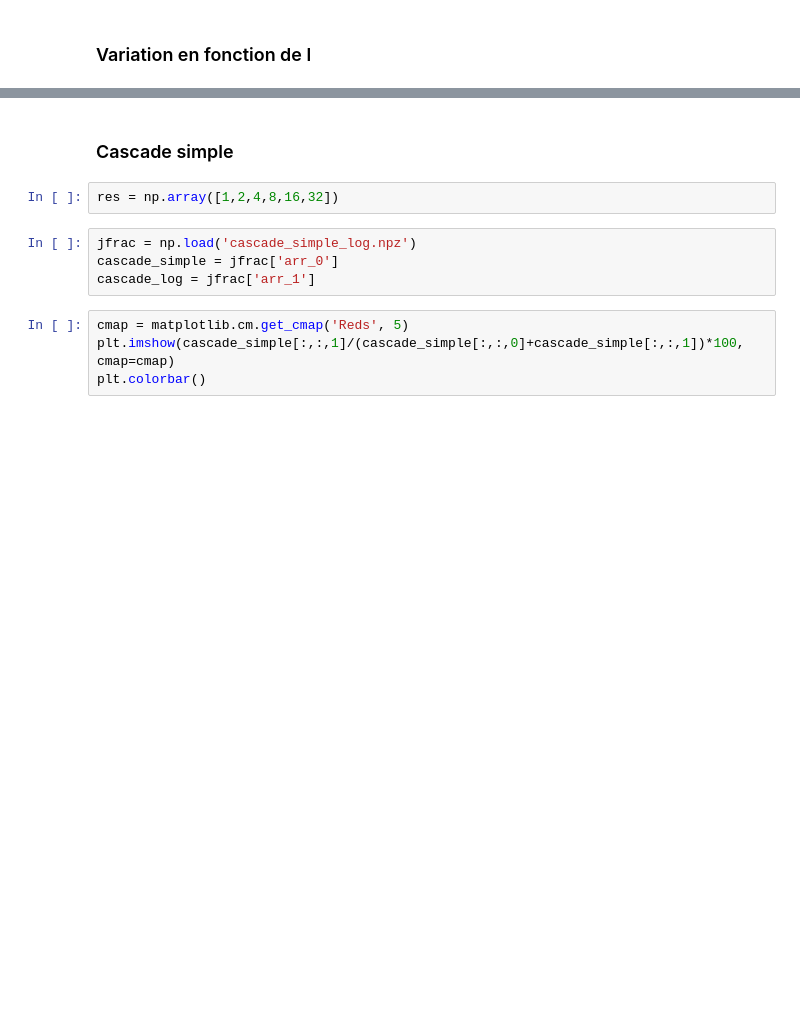
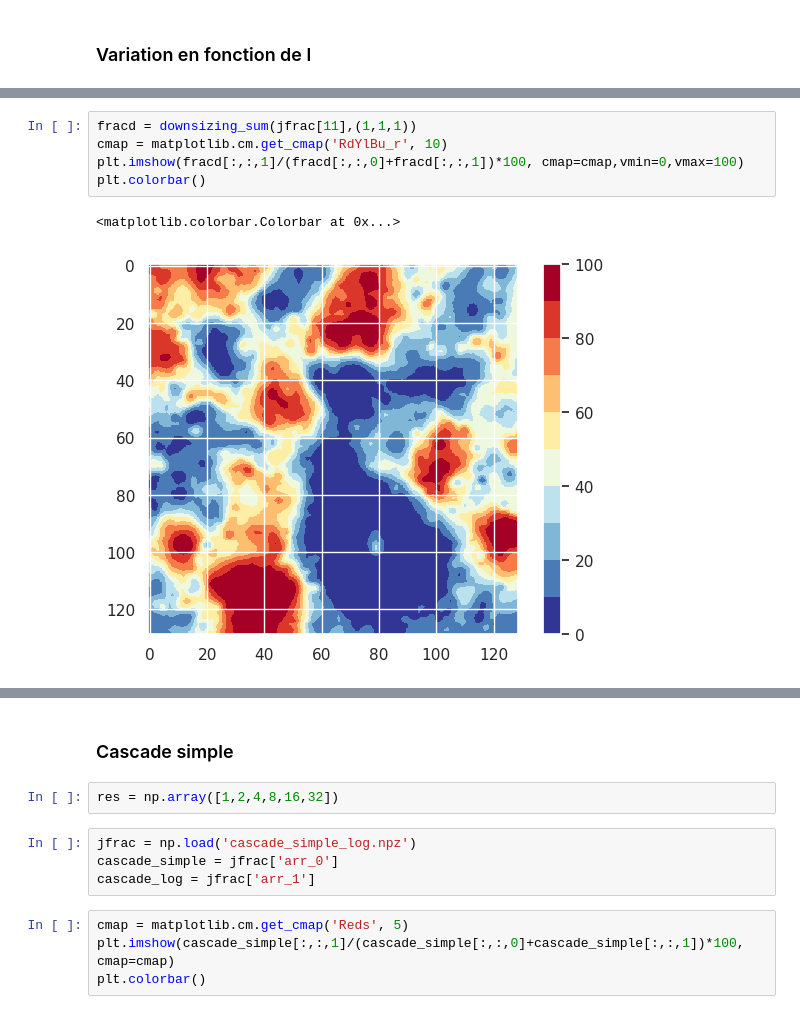
Before and after one commit to fsemecurbe/MMTMSS, a Jupyter notebook: Analysis.ipynb, the cells around one changed output, grey strips where cells are left out. Saved outputs shown, nothing was run; the diff lists cells and outputs as text; blank space fills up the shorter version.

```diff
--- a/Analysis.ipynb
+++ b/Analysis.ipynb
@@ -129,0 +112,8 @@ for j in range(jfrac.shape[0]):
+# %%
+fracd = downsizing_sum(jfrac[11],(1,1,1))
+cmap = matplotlib.cm.get_cmap('RdYlBu_r', 10)
+plt.imshow(fracd[:,:,1]/(fracd[:,:,0]+fracd[:,:,1])*100, cmap=cmap,vmin=0,vmax=100)
+plt.colorbar()
+# %% [output]
+<matplotlib.colorbar.Colorbar at 0x...>
+[figure, added]
```
Also changed, not shown: parts of 33 cells of this notebook, 2 other files.
